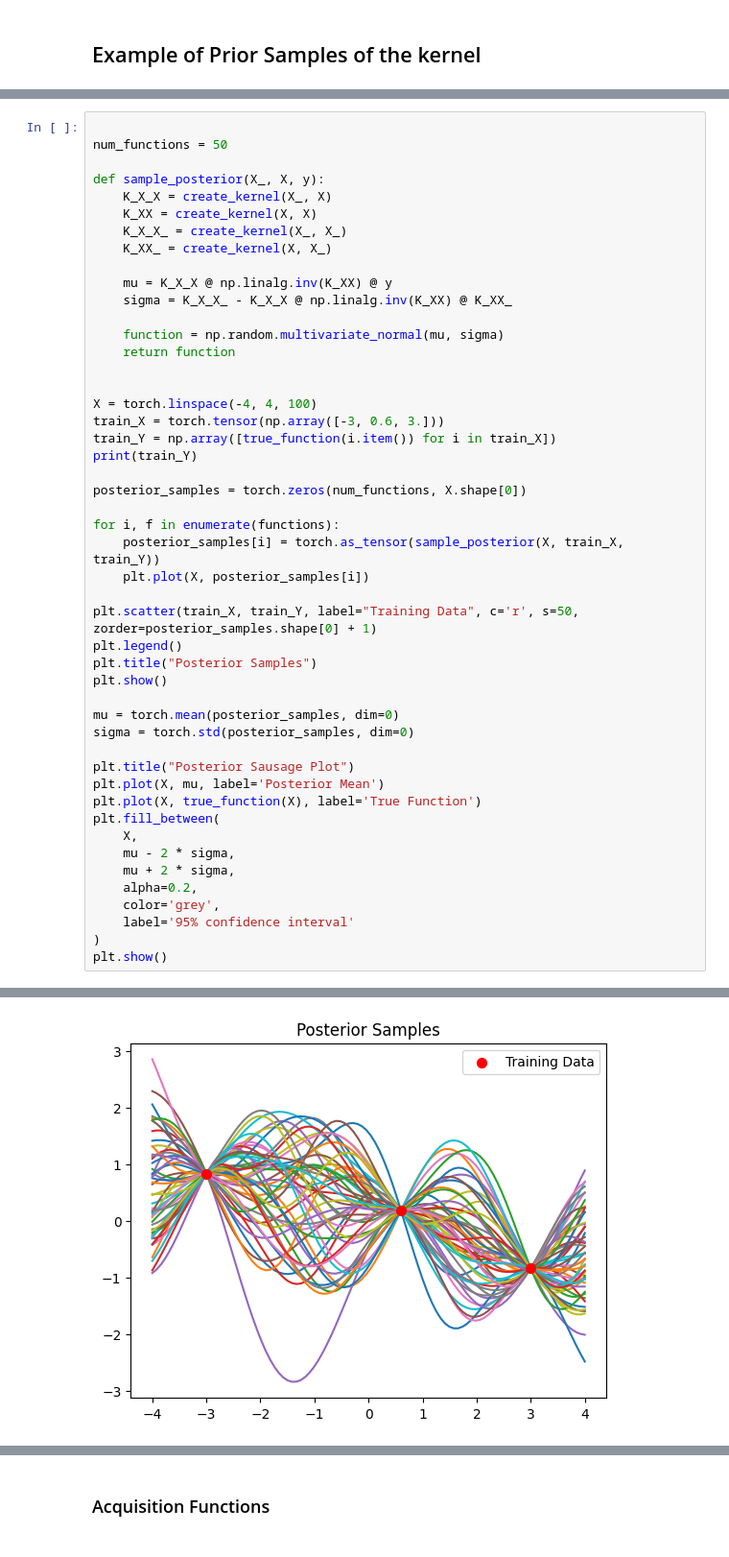
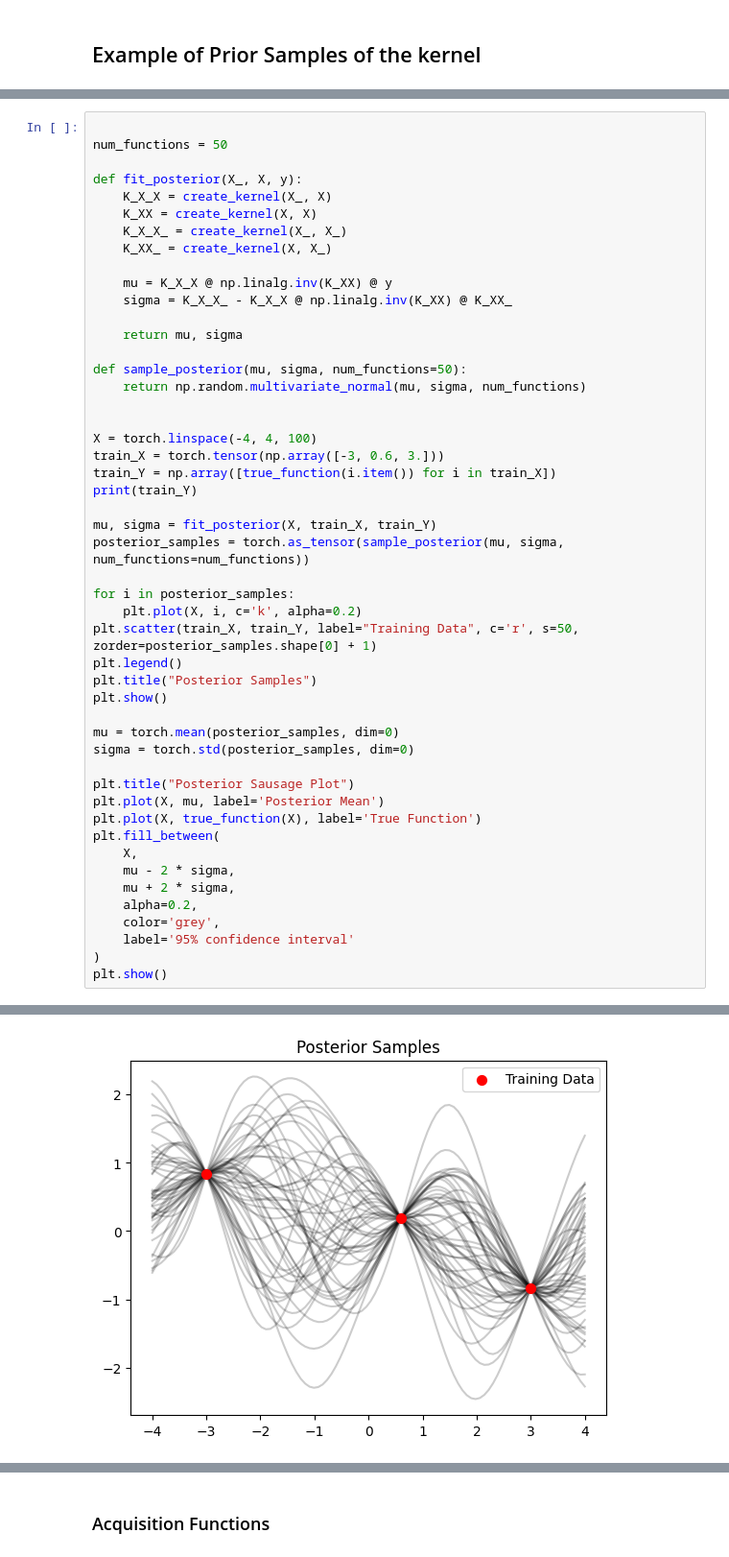
Before and after one commit to Stebbet/GaussianProcess, a Jupyter notebook: sample.ipynb, the cells around one changed output, grey strips where cells are left out. Shown at 96% size. Cells and saved outputs as stored; diff of their text form.

```diff
--- a/sample.ipynb
+++ b/sample.ipynb
@@ -73,7 +73,7 @@ plt.show()
 
 num_functions = 50
 
-def sample_posterior(X_, X, y):
+def fit_posterior(X_, X, y):
     K_X_X = create_kernel(X_, X)
     K_XX = create_kernel(X, X)
     K_X_X_ = create_kernel(X_, X_)
@@ -82,41 +82,42 @@ def sample_posterior(X_, X, y):
     mu = K_X_X @ np.linalg.inv(K_XX) @ y
     sigma = K_X_X_ - K_X_X @ np.linalg.inv(K_XX) @ K_XX_
 
-    function = np.random.multivariate_normal(mu, sigma)
-    return function
+    return mu, sigma
+
+def sample_posterior(mu, sigma, num_functions=50):
+    return np.random.multivariate_normal(mu, sigma, num_functions)
 
 
 X = torch.linspace(-4, 4, 100)
 train_X = torch.tensor(np.array([-3, 0.6, 3.]))
 train_Y = np.array([true_function(i.item()) for i in train_X])
 print(train_Y)
 
-posterior_samples = torch.zeros(num_functions, X.shape[0])
+mu, sigma = fit_posterior(X, train_X, train_Y)
+posterior_samples = torch.as_tensor(sample_posterior(mu, sigma, num_functions=num_functions))
 
-for i, f in enumerate(functions):
-    posterior_samples[i] = torch.as_tensor(sample_posterior(X, train_X, train_Y))
-    plt.plot(X, posterior_samples[i])
-
+for i in posterior_samples:
+    plt.plot(X, i, c='k', alpha=0.2)
 plt.scatter(train_X, train_Y, label="Training Data", c='r', s=50, zorder=posterior_samples.shape[0] + 1)
 plt.legend()
 plt.title("Posterior Samples")
 plt.show()
 
 mu = torch.mean(posterior_samples, dim=0)
 sigma = torch.std(posterior_samples, dim=0)
 
 plt.title("Posterior Sausage Plot")
 plt.plot(X, mu, label='Posterior Mean')
 plt.plot(X, true_function(X), label='True Function')
 plt.fill_between(
     X,
     mu - 2 * sigma,
     mu + 2 * sigma,
     alpha=0.2,
     color='grey',
     label='95% confidence interval'
 )
 plt.show()
 # %% [output]
 [ 0.83255632  0.18406715 -0.83255632]
-[figure, old version]
+[figure, new version]
```
Also changed, not shown: parts of 5 cells of this notebook.
